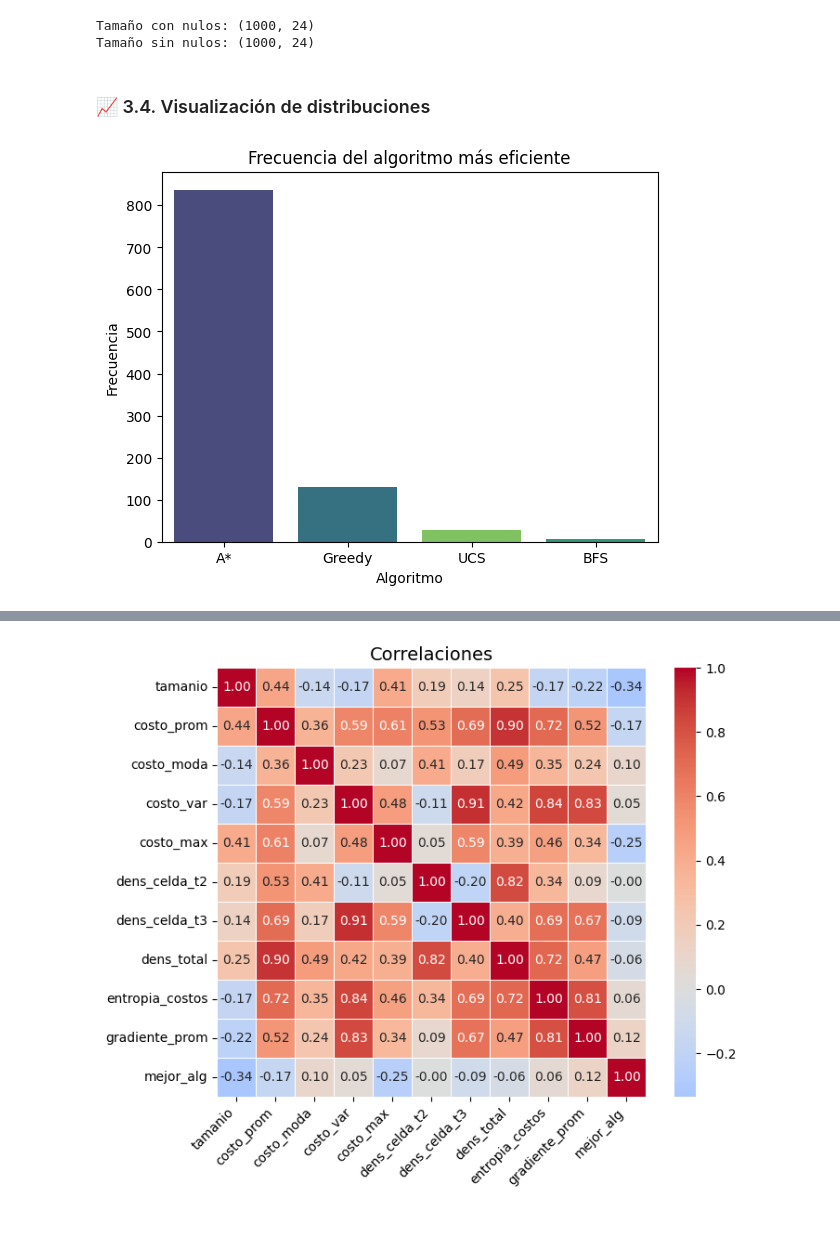
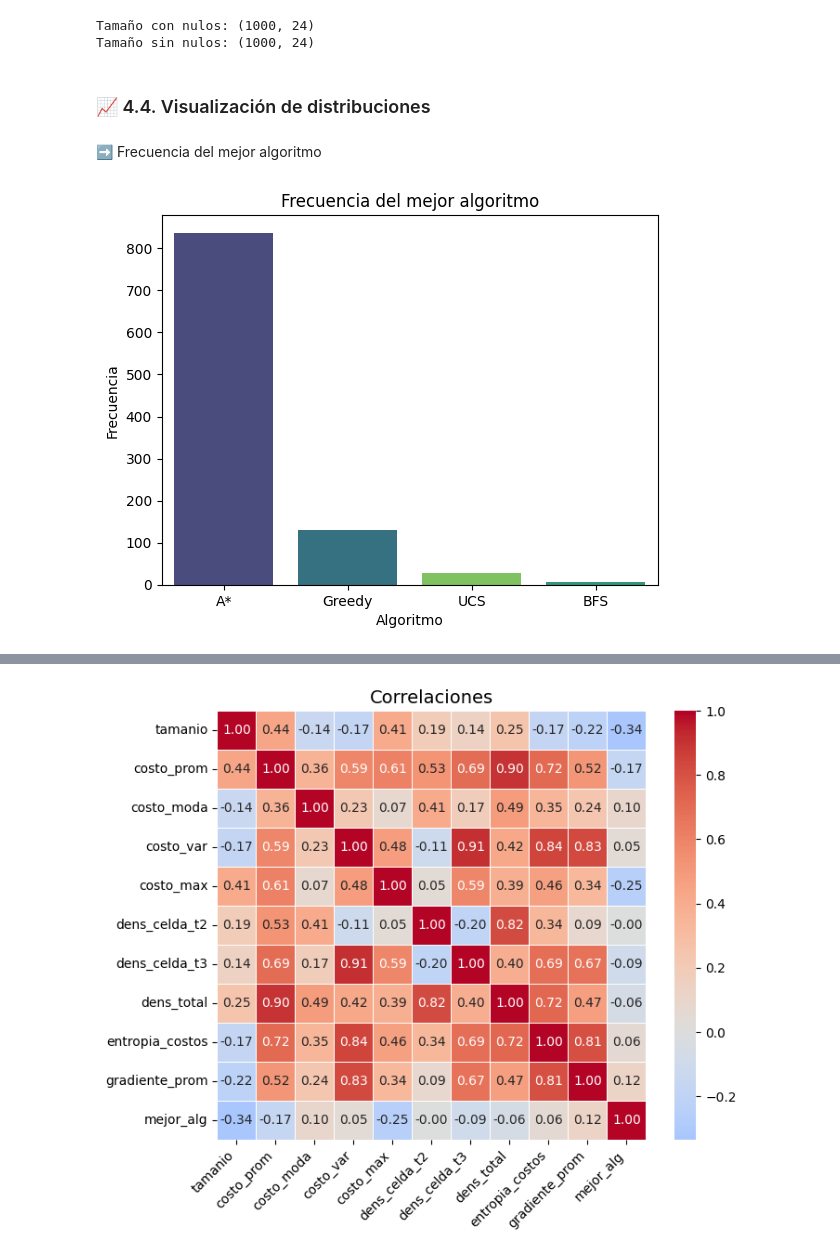
Before and after one commit to andres-garcia-alves/issd-dsia, a Jupyter notebook: Proyecto-Final/Notebook.ipynb, the cells around one changed output, grey strips where cells are left out. Drawn from its saved outputs; the diff is of its cells as text; code cells hidden in the pictures; blank space fills up the shorter version.

```diff
--- a/Proyecto-Final/Notebook.ipynb
+++ b/Proyecto-Final/Notebook.ipynb
@@ -593,16 +590,18 @@ print("Tamaño sin nulos:", df.shape)
 Tamaño con nulos: (1000, 24)
 Tamaño sin nulos: (1000, 24)
 # %% [markdown]
-### 📈 3.4. Visualización de distribuciones
+### 📈 4.4. Visualización de distribuciones
+# %% [markdown]
+➡️ Frecuencia del mejor algoritmo
 # %%
 # el orden de mayor a menor frecuencia
 orden = df["mejor_alg"].value_counts().index
 
 # graficar
-sns.countplot(data=df, x="mejor_alg", order=orden, palette="viridis", hue="mejor_alg")
-plt.title("Frecuencia del algoritmo más eficiente")
+sns.countplot(data=df, x="mejor_alg", order=orden, hue="mejor_alg", palette="viridis")
+plt.title("Frecuencia del mejor algoritmo")
 plt.xlabel("Algoritmo")
 plt.ylabel("Frecuencia")
 plt.show()
 # %% [output]
-[figure, old version]
+[figure, new version]
```
Also changed, not shown: parts of 64 cells of this notebook, 2 other files.
